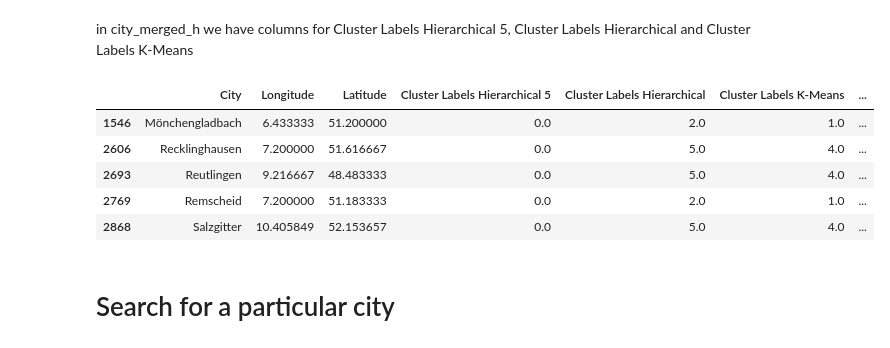
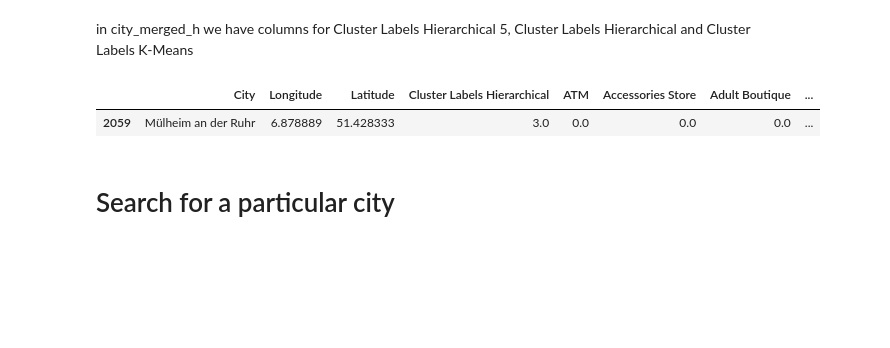
Before and after one commit to dacog/Coursera_Capstone, a Jupyter notebook: Capstone Project Cities of Chile and Germany.ipynb, the cells around one changed output. Cells and saved outputs as stored; diff of their text form; code cells hidden in the pictures; blank space fills up the shorter version.

```diff
--- a/Capstone Project Cities of Chile and Germany.ipynb
+++ b/Capstone Project Cities of Chile and Germany.ipynb
@@ -227,8 +236,7 @@ for lat, lng, city in zip(df_DeCl['Latitude'], df_DeCl['Longitude'], df_DeCl['Ci
         color='blue',
         fill=True,
         fill_color='#3186cc',
-        fill_opacity=0.7,
-        parse_html=False).add_to(map_world)
+        fill_opacity=0.7).add_to(map_world)
 
 map_world
 # %% [output]
@@ -828,10 +858,7 @@ dend = shc.dendrogram(shc.linkage(X, method='ward'))
 # %%
 from sklearn.cluster import AgglomerativeClustering
 
-cluster = AgglomerativeClustering(n_clusters=8, affinity='euclidean', linkage='ward')
+cluster = AgglomerativeClustering(n_clusters=7, affinity='euclidean', linkage='complete')
 cluster.fit(X)
-
-cluster5= AgglomerativeClustering(n_clusters=5, affinity='euclidean', linkage='ward')
-cluster5.fit(X)
 # %% [output]
 AgglomerativeClustering(affinity='euclidean', compute_full_tree='auto',
@@ -850,7 +873,6 @@ print(cluster5.labels_)
 # %%
-city_venues_sorted_h=city_venues_sorted[:]
+city_venues_sorted_h=cities_grouped[:]
 city_venues_sorted_h.insert(0, 'Cluster Labels Hierarchical', cluster.labels_)
-city_venues_sorted_h.insert(0, 'Cluster Labels Hierarchical 5', cluster5.labels_)
 # %%
 city_venues_sorted_h.head()
 # %% [output]
@@ -869,7 +891,6 @@ city_merged_h = df_DeCl
 city_merged_h = city_merged_h.join(city_venues_sorted_h.set_index('City'), on='City')
 #clean nan values
 city_merged_h=city_merged_h[np.isfinite(city_merged_h['Cluster Labels Hierarchical'])]
-city_merged_h=city_merged_h[np.isfinite(city_merged_h['Cluster Labels Hierarchical 5'])]
 city_merged_h.head()
 # %% [output]
 |  | city data link | City | Population | country data link | Country | Longitude | Latitude | ... |
@@ -964,18 +970,14 @@ city_merged_h.head()
 in city_merged_h we have columns for Cluster Labels Hierarchical 5, Cluster Labels Hierarchical and Cluster Labels K-Means
 # %%
 #cluster_type='Cluster Labels K-Means'
-#cluster_type='Cluster Labels Hierarchical'
-cluster_type='Cluster Labels Hierarchical 5'
+cluster_type='Cluster Labels Hierarchical'
 
-city_merged_h.loc[city_merged_h[cluster_type] == 0,
+
+city_merged_h.loc[city_merged_h[cluster_type] == 3,
                      city_merged_h.columns[[1] + list(range(5, city_merged_h.shape[1]))]]
 # %% [output]
-|  | City | Longitude | Latitude | Cluster Labels Hierarchical 5 | Cluster Labels Hierarchical | Cluster Labels K-Means | ... |
-| 1546 | Mönchengladbach | 6.433333 | 51.200000 | 0.0 | 2.0 | 1.0 | ... |
-| 2606 | Recklinghausen | 7.200000 | 51.616667 | 0.0 | 5.0 | 4.0 | ... |
-| 2693 | Reutlingen | 9.216667 | 48.483333 | 0.0 | 5.0 | 4.0 | ... |
-| 2769 | Remscheid | 7.200000 | 51.183333 | 0.0 | 2.0 | 1.0 | ... |
-| 2868 | Salzgitter | 10.405849 | 52.153657 | 0.0 | 5.0 | 4.0 | ... |
+|  | City | Longitude | Latitude | Cluster Labels Hierarchical | ATM | Accessories Store | Adult Boutique | ... |
+| 2059 | Mülheim an der Ruhr | 6.878889 | 51.428333 | 3.0 | 0.0 | 0.0 | 0.0 | ... |
 # %% [markdown]
 # Search for a particular city
 # %%
```
Also changed, not shown: parts of 34 cells of this notebook, 2 other files.
